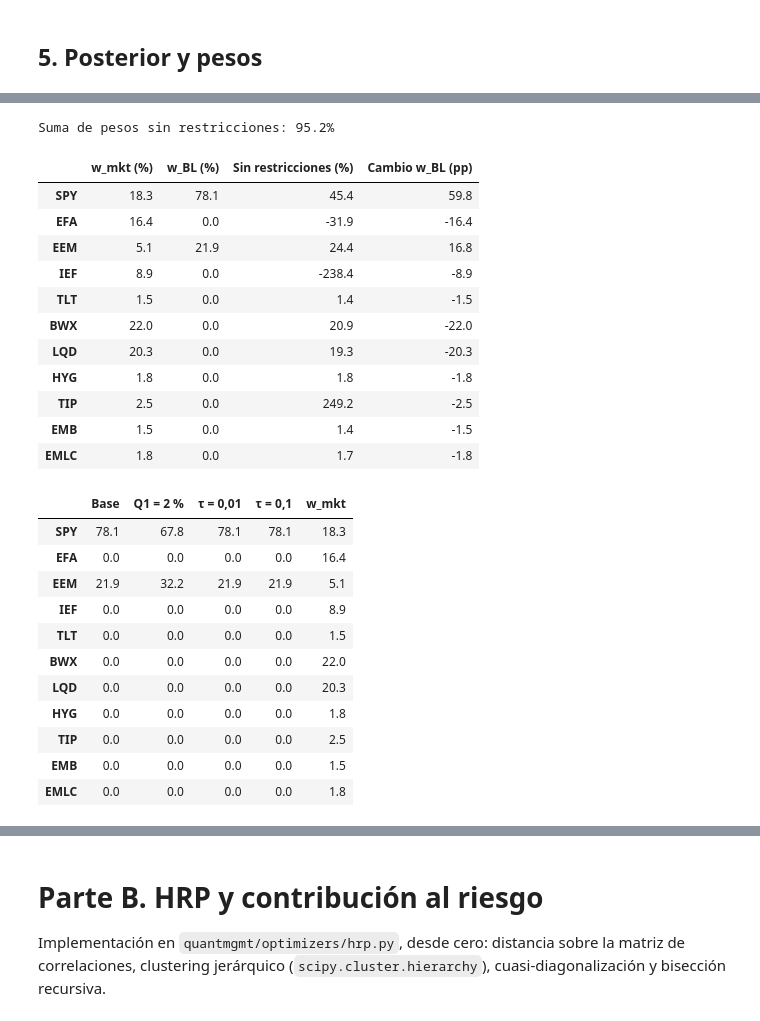
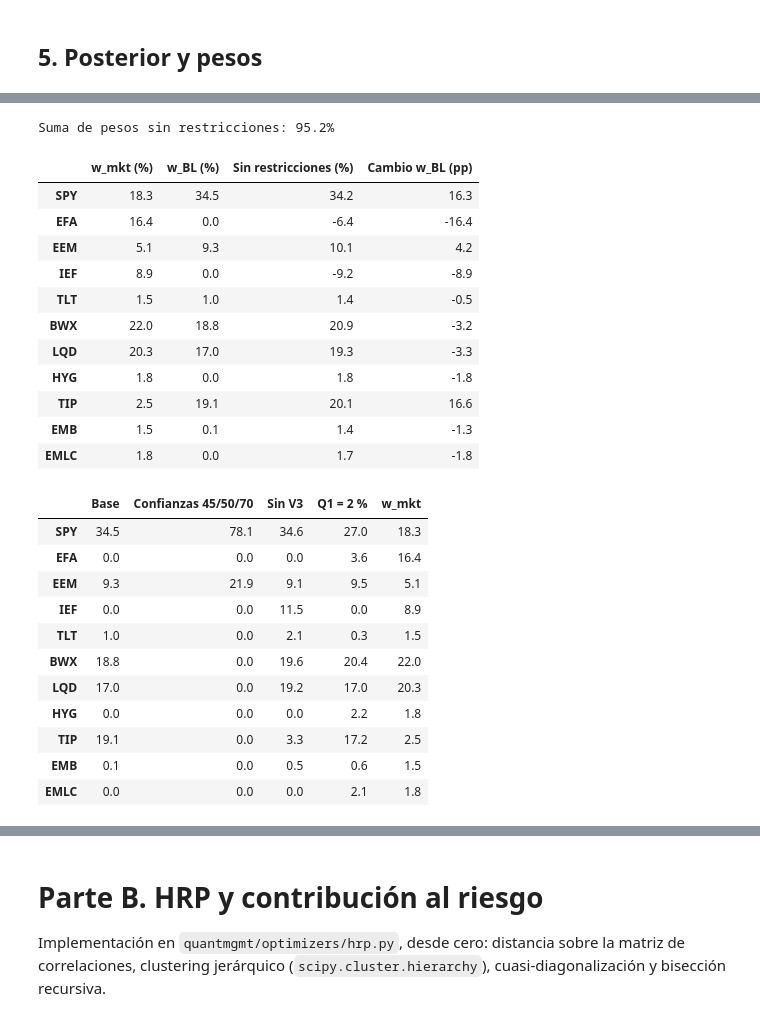
Before and after one commit to hectoorperezz/quant-management, a Jupyter notebook: notebooks/03_bl_hrp.ipynb, the cells around one changed output, grey strips where cells are left out. Drawn from its saved outputs; the diff is of its cells as text; code cells hidden in the pictures.

Commit message:
feat(p3): confianzas de las visiones, posterior comentado y riesgo del mandato

```diff
--- a/notebooks/03_bl_hrp.ipynb
+++ b/notebooks/03_bl_hrp.ipynb
@@ -342,7 +346,7 @@ P.loc["V3", "TIP"] = 1     # V3: TIP batirá a IEF
 P.loc["V3", "IEF"] = -1
 
 Q = pd.Series([0.04, 0.02, 0.01], index=P.index)
-confianza = pd.Series([0.45, 0.50, 0.70], index=P.index)
+confianza = pd.Series([0.20, 0.25, 0.05], index=P.index)
 
 # Lo que ya implica el equilibrio para cada visión: si Q es mayor, la visión es más optimista que el mercado
 pd.DataFrame({"Q": Q, "Equilibrio (P·Π)": P @ pi, "Q - P·Π": Q - P @ pi}).round(4)
@@ -405,45 +409,48 @@ pesos.round(1)
 # %% [output]
 Suma de pesos sin restricciones: 95.2%
 |  | w_mkt (%) | w_BL (%) | Sin restricciones (%) | Cambio w_BL (pp) |
-| SPY | 18.3 | 78.1 | 45.4 | 59.8 |
-| EFA | 16.4 | 0.0 | -31.9 | -16.4 |
-| EEM | 5.1 | 21.9 | 24.4 | 16.8 |
-| IEF | 8.9 | 0.0 | -238.4 | -8.9 |
-| TLT | 1.5 | 0.0 | 1.4 | -1.5 |
-| BWX | 22.0 | 0.0 | 20.9 | -22.0 |
-| LQD | 20.3 | 0.0 | 19.3 | -20.3 |
+| SPY | 18.3 | 34.5 | 34.2 | 16.3 |
+| EFA | 16.4 | 0.0 | -6.4 | -16.4 |
+| EEM | 5.1 | 9.3 | 10.1 | 4.2 |
+| IEF | 8.9 | 0.0 | -9.2 | -8.9 |
+| TLT | 1.5 | 1.0 | 1.4 | -0.5 |
+| BWX | 22.0 | 18.8 | 20.9 | -3.2 |
+| LQD | 20.3 | 17.0 | 19.3 | -3.3 |
 | HYG | 1.8 | 0.0 | 1.8 | -1.8 |
-| TIP | 2.5 | 0.0 | 249.2 | -2.5 |
-| EMB | 1.5 | 0.0 | 1.4 | -1.5 |
+| TIP | 2.5 | 19.1 | 20.1 | 16.6 |
+| EMB | 1.5 | 0.1 | 1.4 | -1.3 |
 | EMLC | 1.8 | 0.0 | 1.7 | -1.8 |
 # %%
-# Qué habría pasado con otras decisiones: Q1 = 2 % en lugar de 4 %, y τ = 0,01 o 0,1 en lugar de 0,05
-def pesos_bl(q, t):
-    om = pd.DataFrame(np.diag(np.diag(P @ (t * sigma) @ P.T) * factor), index=P.index, columns=P.index)
-    mu, sig = posterior(pi, sigma, P, q, om, t)
+# Qué habría pasado con otras decisiones: confianzas altas, sin la visión de inflación o con Q1 = 2 %
+def pesos_bl(P_, Q_, conf_):
+    var_ = np.diag(P_ @ tau_sigma @ P_.T)
+    om = pd.DataFrame(np.diag(var_ * (1 - conf_) / conf_), index=P_.index, columns=P_.index)
+    mu, sig = posterior(pi, sigma, P_, Q_, om, tau)
     return max_sharpe(mu, sig)
 
+conf_alta = pd.Series([0.45, 0.50, 0.70], index=P.index)
+sin_v3 = ["V1", "V2"]
 Q_alt = Q.copy()
 Q_alt["V1"] = 0.02
 
 alternativas = pd.DataFrame({
     "Base": w_bl,
-    "Q1 = 2 %": pesos_bl(Q_alt, tau),
-    "τ = 0,01": pesos_bl(Q, 0.01),
-    "τ = 0,1": pesos_bl(Q, 0.1),
+    "Confianzas 45/50/70": pesos_bl(P, Q, conf_alta),
+    "Sin V3": pesos_bl(P.loc[sin_v3], Q[sin_v3], confianza[sin_v3]),
+    "Q1 = 2 %": pesos_bl(P, Q_alt, confianza),
     "w_mkt": w_mkt,
 }) * 100
 alternativas.round(1)
 # %% [output]
-|  | Base | Q1 = 2 % | τ = 0,01 | τ = 0,1 | w_mkt |
-| SPY | 78.1 | 67.8 | 78.1 | 78.1 | 18.3 |
-| EFA | 0.0 | 0.0 | 0.0 | 0.0 | 16.4 |
-| EEM | 21.9 | 32.2 | 21.9 | 21.9 | 5.1 |
-| IEF | 0.0 | 0.0 | 0.0 | 0.0 | 8.9 |
-| TLT | 0.0 | 0.0 | 0.0 | 0.0 | 1.5 |
-| BWX | 0.0 | 0.0 | 0.0 | 0.0 | 22.0 |
-| LQD | 0.0 | 0.0 | 0.0 | 0.0 | 20.3 |
-| HYG | 0.0 | 0.0 | 0.0 | 0.0 | 1.8 |
-| TIP | 0.0 | 0.0 | 0.0 | 0.0 | 2.5 |
-| EMB | 0.0 | 0.0 | 0.0 | 0.0 | 1.5 |
-| EMLC | 0.0 | 0.0 | 0.0 | 0.0 | 1.8 |
+|  | Base | Confianzas 45/50/70 | Sin V3 | Q1 = 2 % | w_mkt |
+| SPY | 34.5 | 78.1 | 34.6 | 27.0 | 18.3 |
+| EFA | 0.0 | 0.0 | 0.0 | 3.6 | 16.4 |
+| EEM | 9.3 | 21.9 | 9.1 | 9.5 | 5.1 |
+| IEF | 0.0 | 0.0 | 11.5 | 0.0 | 8.9 |
+| TLT | 1.0 | 0.0 | 2.1 | 0.3 | 1.5 |
+| BWX | 18.8 | 0.0 | 19.6 | 20.4 | 22.0 |
+| LQD | 17.0 | 0.0 | 19.2 | 17.0 | 20.3 |
+| HYG | 0.0 | 0.0 | 0.0 | 2.2 | 1.8 |
+| TIP | 19.1 | 0.0 | 3.3 | 17.2 | 2.5 |
+| EMB | 0.1 | 0.0 | 0.5 | 0.6 | 1.5 |
+| EMLC | 0.0 | 0.0 | 0.0 | 2.1 | 1.8 |
```
Also changed, not shown: parts of 5 cells of this notebook.
